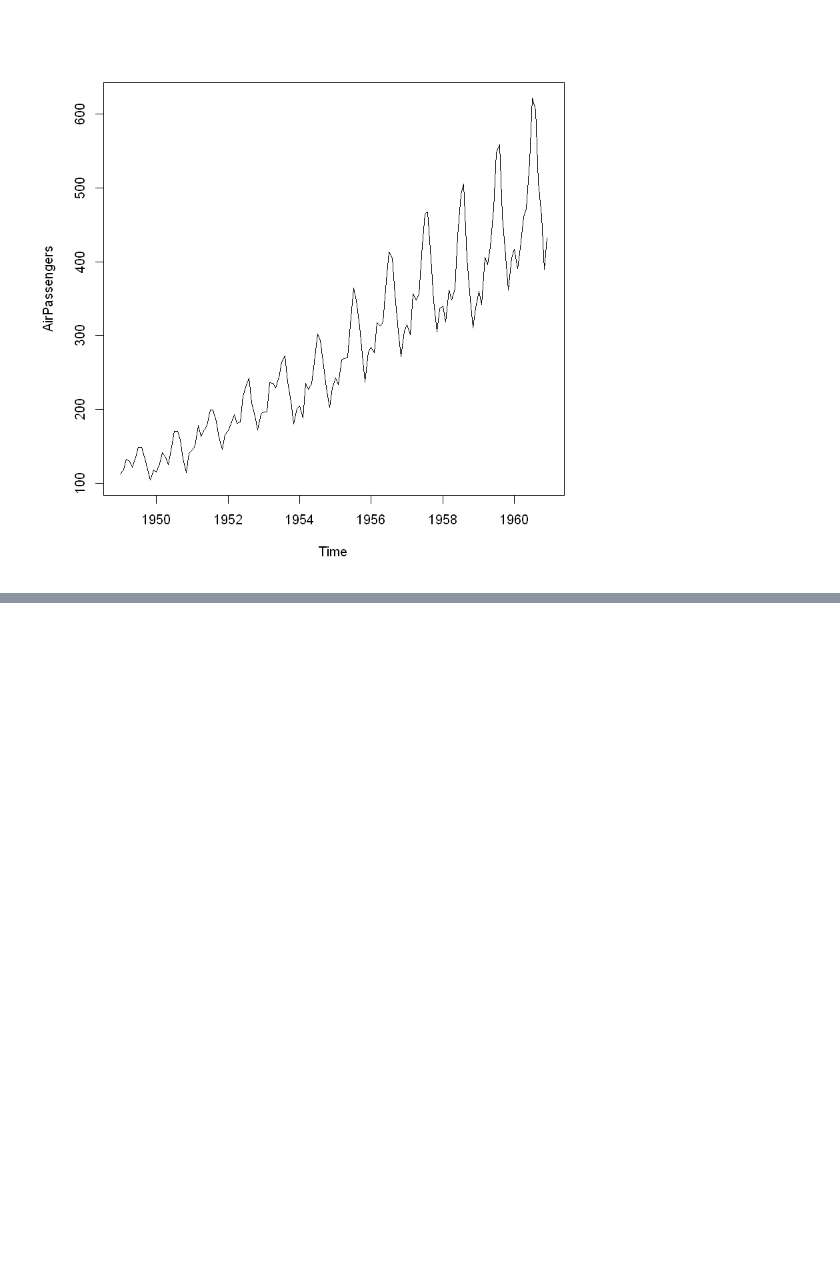
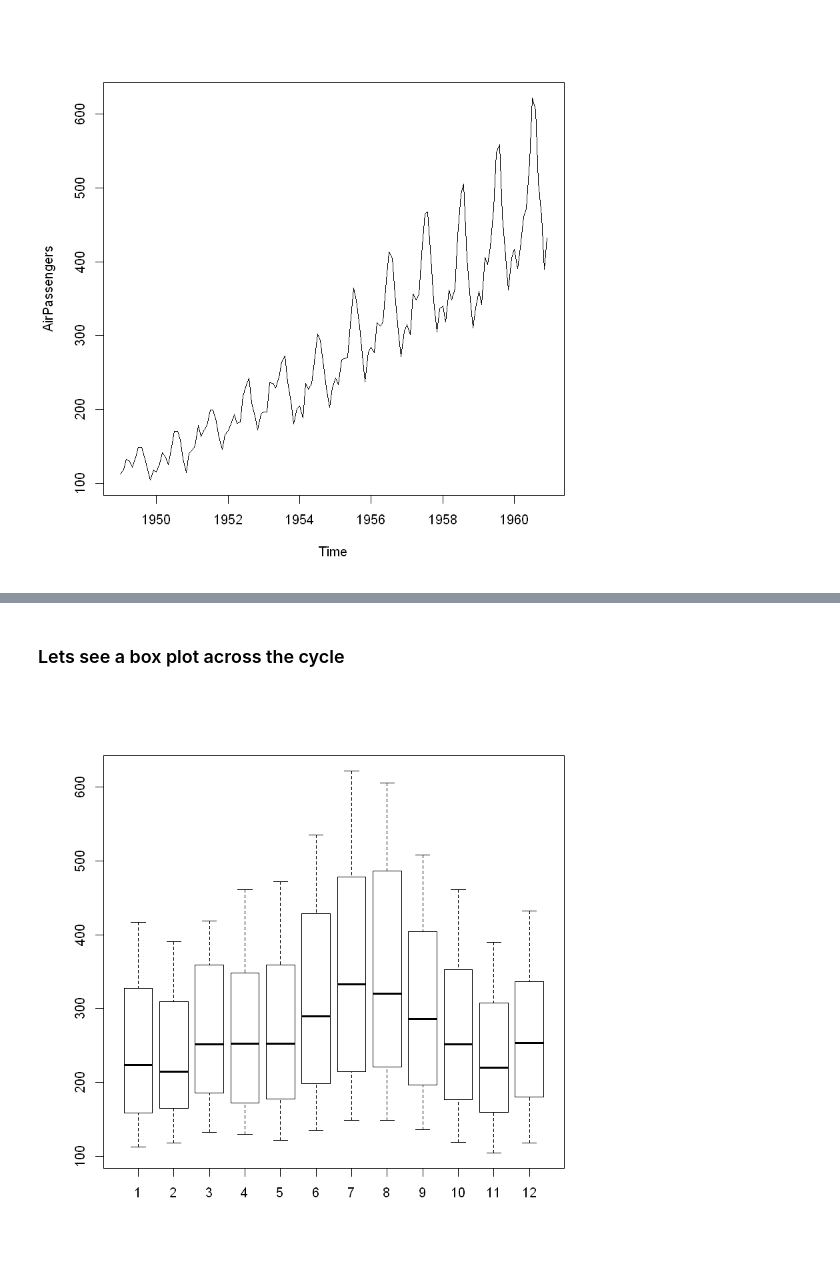
Before and after one commit to MobyWare/ml-intro-time_series-r, a Jupyter notebook: r_intro_to_timeseries.ipynb, the cells around one changed output, grey strips where cells are left out. Saved outputs shown, nothing was run; the diff lists cells and outputs as text; code cells hidden in the pictures; blank space fills up the shorter version.

```diff
--- a/r_intro_to_timeseries.ipynb
+++ b/r_intro_to_timeseries.ipynb
@@ -23,0 +43,6 @@ plot(AirPassengers)
+# %% [markdown]
+### Lets see a box plot across the cycle
+# %%
+boxplot(AirPassengers~cycle(AirPassengers))
+# %% [output]
+[figure, added]
```
Also changed, not shown: parts of 9 cells of this notebook.
